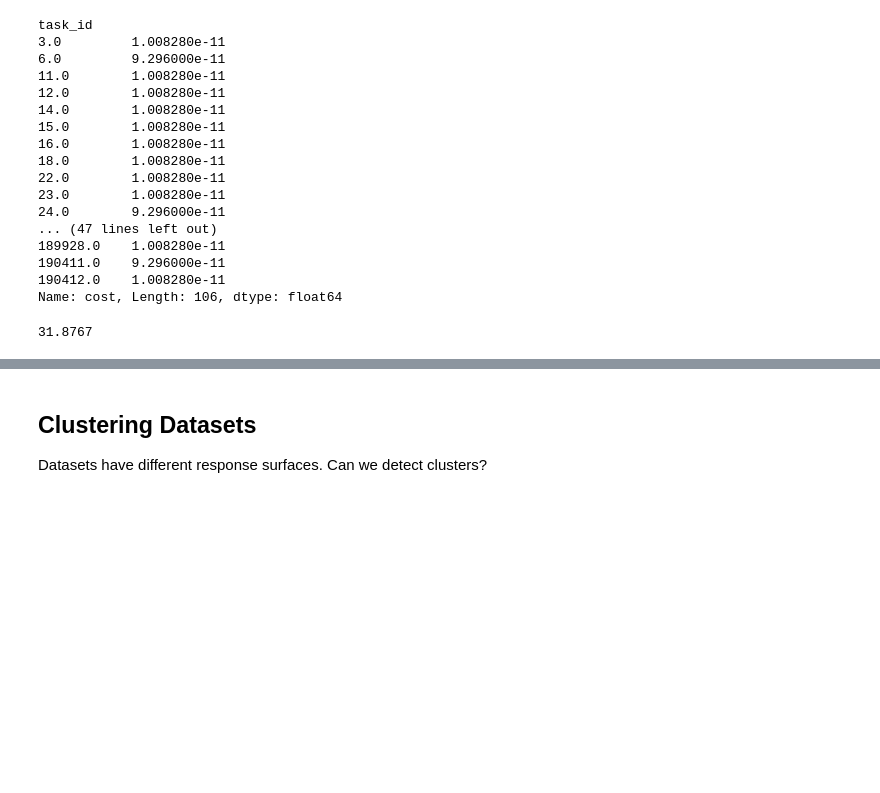
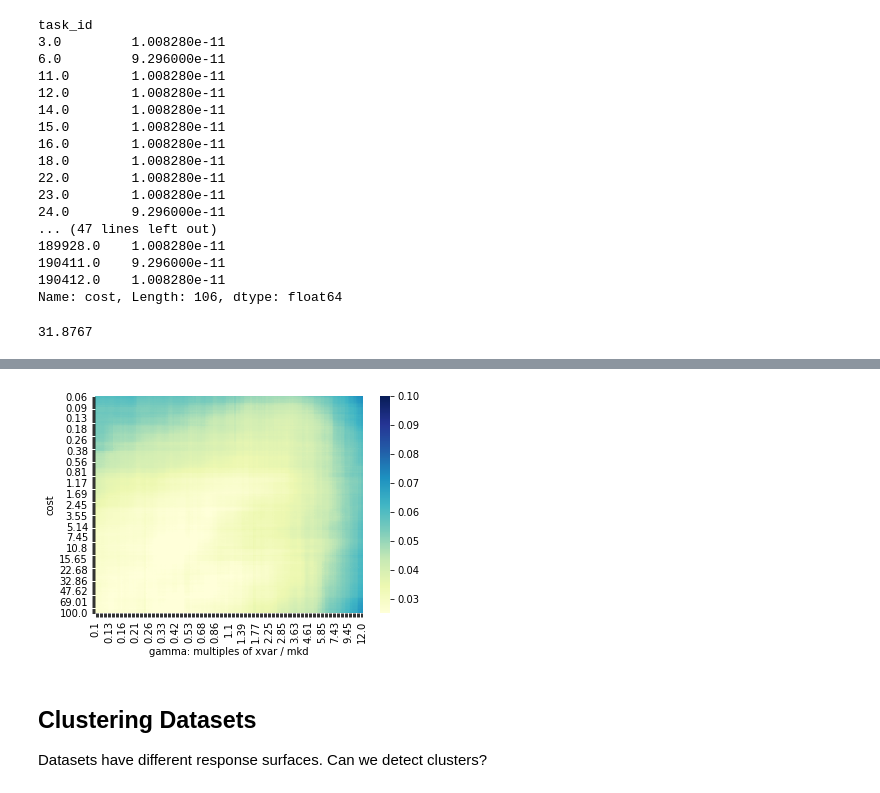
Before and after one commit to PGijsbers/symbolicdefaults, a Jupyter notebook: Surrogates.ipynb, the cells around one changed output, grey strips where cells are left out. Cells and saved outputs as stored; diff of their text form; code cells hidden in the pictures; blank space fills up the shorter version.

```diff
--- a/Surrogates.ipynb
+++ b/Surrogates.ipynb
@@ -398,3 +459,25 @@ sns.heatmap(surrogate_pivot)
+# %%
+# Warp with metafeatures m, mkd
+costs =  np.geomspace(6e-2, 100, 201)
+gammas = np.geomspace(1e-1, 12, 201)
+configurations = list(itertools.product(costs, gammas))
+surrogate_scores = pd.DataFrame(list(configurations), columns=['cost','gamma'])
+
+for task, surrogate in problem.surrogates.items():
+    if (task in problem.metadata.index):
+        cfgs = list(itertools.product(costs, gammas * problem.metadata.loc[task,"mkd"] / problem.metadata.loc[task,"xvar"]))
+        scores = surrogate.predict(cfgs)
+        surrogate_scores[task] = scores
+
+surrogate_scores["mean"] = surrogate_scores.iloc[:, 2:].apply(np.var, axis=1)
+surrogate_pivot = surrogate_scores.pivot("cost", "gamma", "mean")
+g = sns.heatmap(surrogate_pivot,vmin = 0.025, vmax = 0.1, cmap="YlGnBu",
+                xticklabels=[x if i % 10 == 0 else None for i, x in enumerate(surrogate_pivot.columns.values.round(2))],
+                yticklabels=[x if i % 10 == 0 else None for i, x in enumerate(surrogate_pivot.index.values.round(2))])
+g.set(xlabel='gamma: multiples of xvar / mkd')
+plt.show(g)
+# %% [output]
+[figure, added]
 # %% [markdown]
 ## Clustering Datasets
 Datasets have different response surfaces. Can we detect clusters?
```
Also changed, not shown: parts of 12 cells of this notebook, 2 other files.
